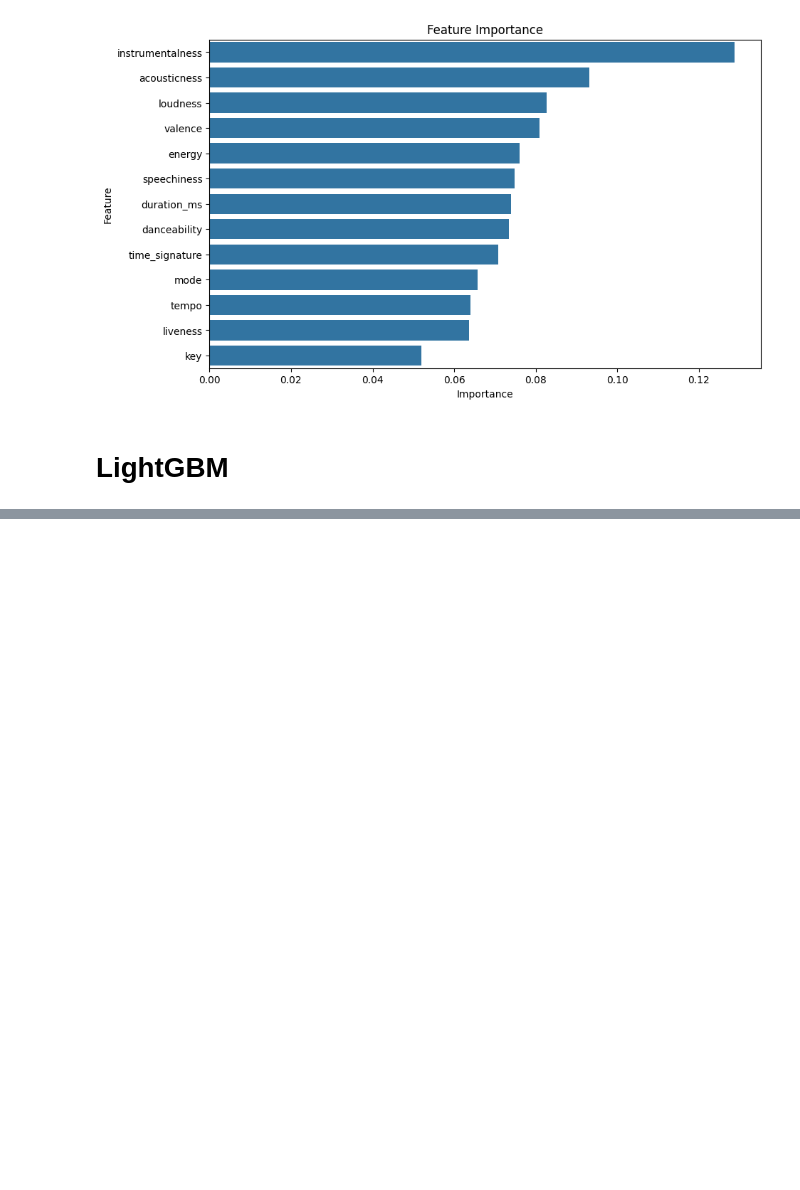
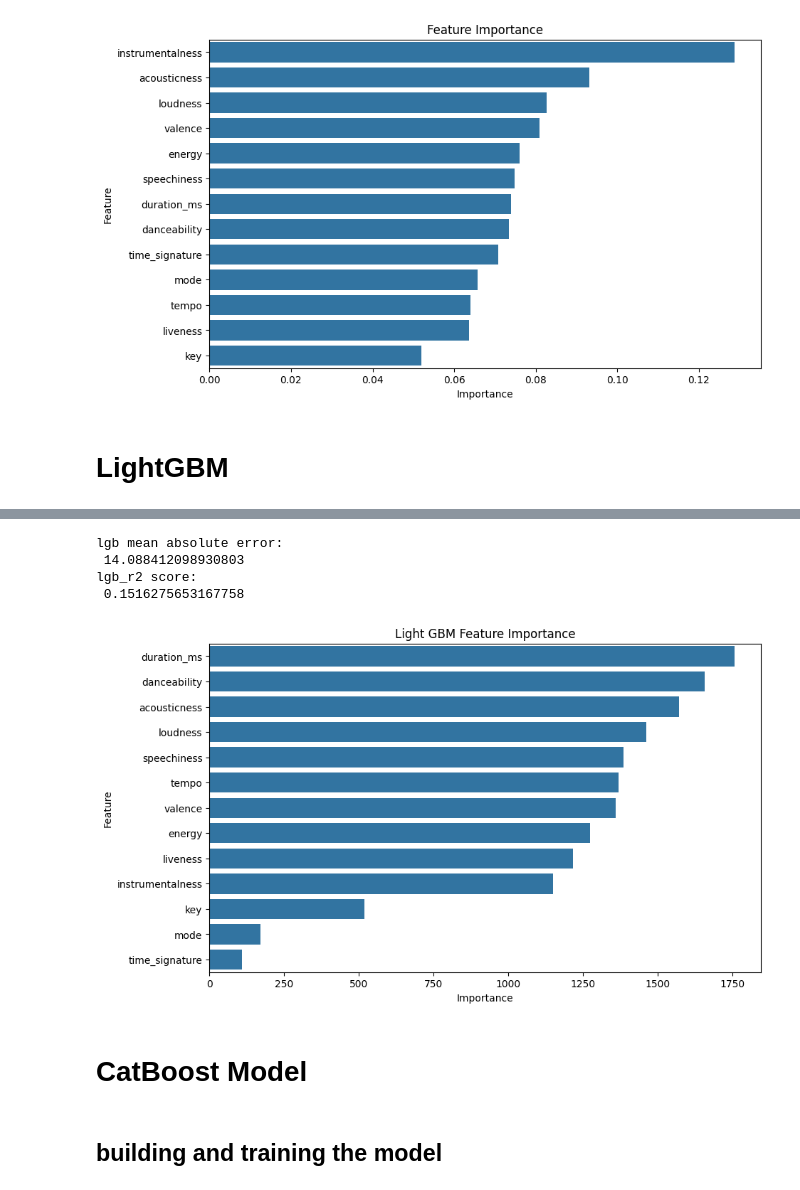
Before and after one commit to kamijoseph/Spotify-Song-Popularity, a Jupyter notebook: notebooks/main.ipynb, the cells around one changed output, grey strips where cells are left out. Cells and saved outputs as stored; diff of their text form; code cells hidden in the pictures; blank space fills up the shorter version.

Commit message:
plots

```diff
--- a/notebooks/main.ipynb
+++ b/notebooks/main.ipynb
@@ -646,0 +649,16 @@ plt.show()
+# %%
+# initializing lightgbm model
+lgb_model = lgb.LGBMRegressor(
+    n_estimators = 500,
+    learning_rate = 0.05,
+    max_depth = -1,
+    subsample = 0.8,
+    colsample_bytree = 0.8,
+    random_state = 21
+)
+# %%
+# fitting the model
+lgb_model.fit(
+    Xg_train,
+    yg_train
+)
@@ -646,0 +673,47 @@ plt.show()
+# %%
+# making predictions
+y_pred = lgb_model.predict(Xg_test)
+
+# evaluating the model
+lgb_mae = mean_absolute_error(yg_test, y_pred)
+lgb_r2 = r2_score(yg_test, y_pred)
+
+# output
+print(f"lgb mean absolute error:\n", lgb_mae)
+print(f"lgb_r2 score:\n", lgb_r2)
+# %% [output]
+lgb mean absolute error:
+ 14.088412098930803
+lgb_r2 score:
+ 0.1516275653167758
+# %%
+# feature importance
+lgb_feature_importance = lgb_model.feature_importances_
+lgb_features = X_xg.columns
+
+lgb_importance_df = pd.DataFrame(
+    {
+        "Feature": lgb_features,
+        "Importance": lgb_feature_importance
+    }
+)
+lgb_importance_df = lgb_importance_df.sort_values(
+    by="Importance",
+    ascending=False
+)
+# %%
+# plotting he feature importance
+plt.figure(figsize=(10, 6))
+sns.barplot(
+    x="Importance",
+    y="Feature",
+    data=lgb_importance_df
+)
+plt.title("Light GBM Feature Importance")
+plt.show()
+# %% [output]
+[figure, added]
+# %% [markdown]
+# CatBoost Model
+# %% [markdown]
+## building and training the model
```
Also changed, not shown: parts of 2 cells of this notebook, 1 other file.
